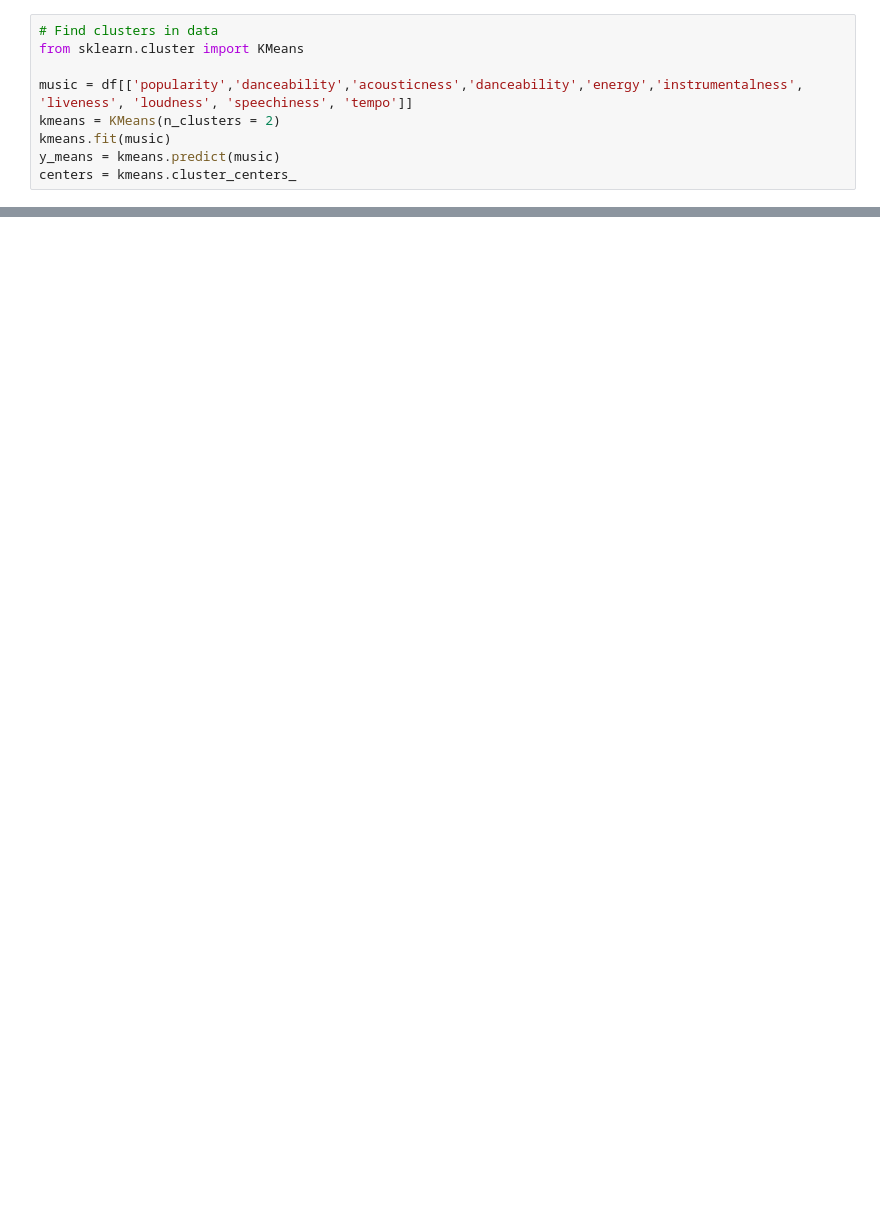
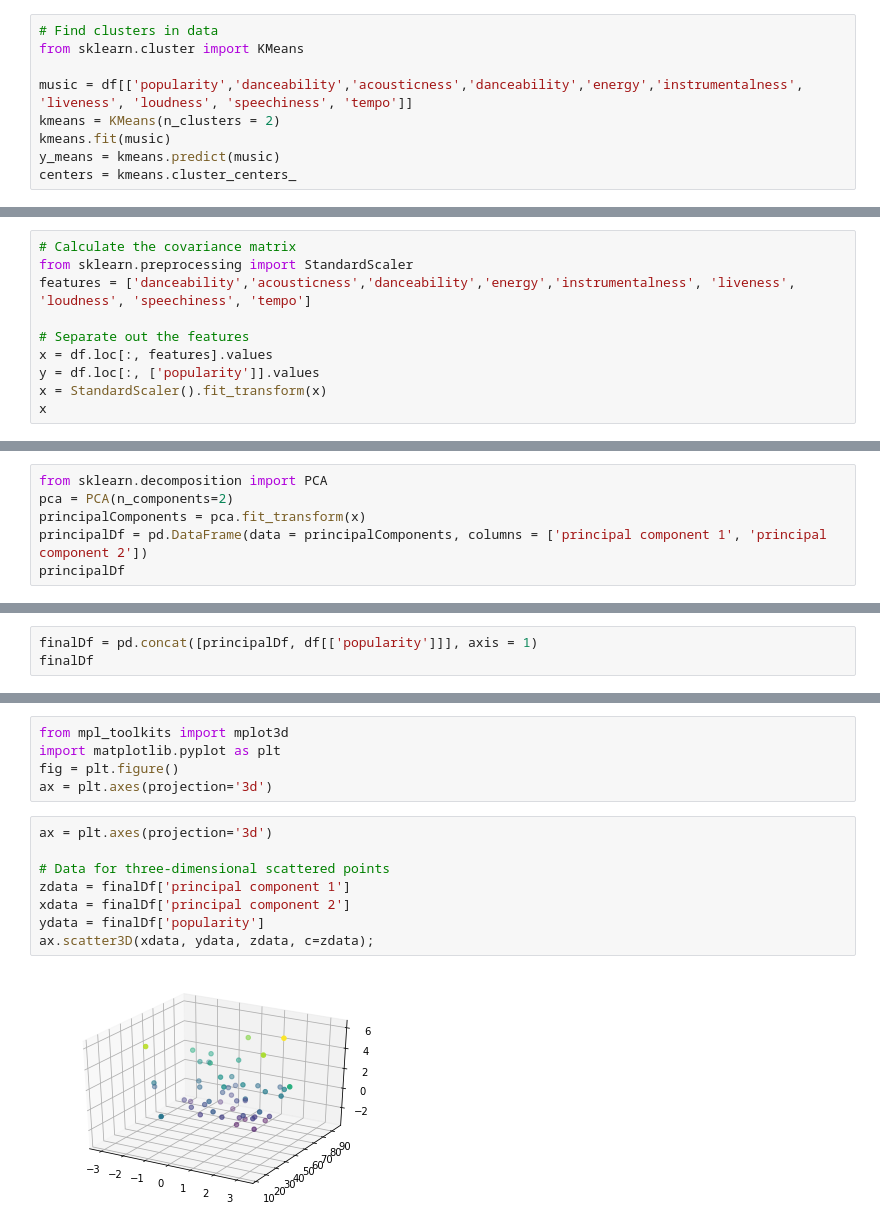
Before and after one commit to allenjiang/Mona-Lisa-AI, a Jupyter notebook: Diversity Personalization with Spotify Music.ipynb, the cells around one changed output, grey strips where cells are left out. Cells and saved outputs as stored; diff of their text form; blank space fills up the shorter version.

```diff
--- a/Diversity Personalization with Spotify Music.ipynb
+++ b/Diversity Personalization with Spotify Music.ipynb
@@ -205,0 +159,10 @@ df
+# %%
+# Calculate the covariance matrix
+from sklearn.preprocessing import StandardScaler
+features = ['danceability','acousticness','danceability','energy','instrumentalness', 'liveness', 'loudness', 'speechiness', 'tempo']
+
+# Separate out the features
+x = df.loc[:, features].values
+y = df.loc[:, ['popularity']].values
+x = StandardScaler().fit_transform(x)
+x
@@ -205,0 +187,6 @@ df
+# %%
+from sklearn.decomposition import PCA
+pca = PCA(n_components=2)
+principalComponents = pca.fit_transform(x)
+principalDf = pd.DataFrame(data = principalComponents, columns = ['principal component 1', 'principal component 2'])
+principalDf
@@ -205,0 +211,3 @@ df
+# %%
+finalDf = pd.concat([principalDf, df[['popularity']]], axis = 1)
+finalDf
@@ -205,0 +232,15 @@ df
+# %%
+from mpl_toolkits import mplot3d
+import matplotlib.pyplot as plt
+fig = plt.figure()
+ax = plt.axes(projection='3d')
+# %%
+ax = plt.axes(projection='3d')
+
+# Data for three-dimensional scattered points
+zdata = finalDf['principal component 1']
+xdata = finalDf['principal component 2']
+ydata = finalDf['popularity']
+ax.scatter3D(xdata, ydata, zdata, c=zdata);
+# %% [output]
+[figure, added]
```
Also changed, not shown: parts of 25 cells of this notebook, 1 other file.
